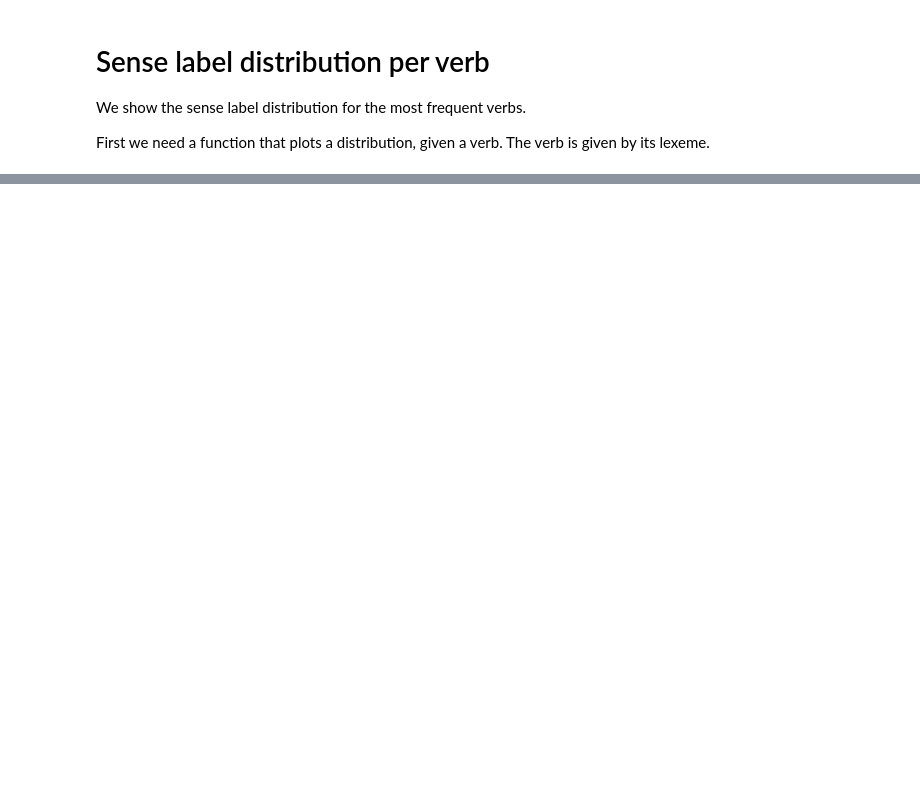
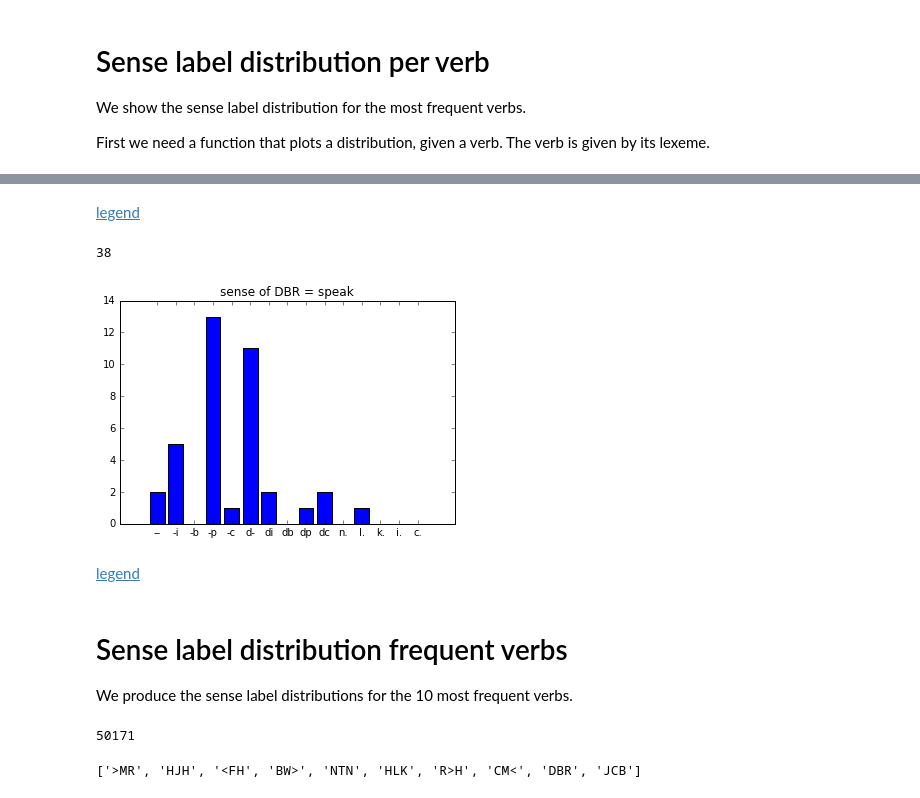
Before and after one commit to ETCBC/valence, a Jupyter notebook: notebooks/senses.ipynb, the cells around one changed output, grey strips where cells are left out. Cells and saved outputs as stored; diff of their text form; code cells hidden in the pictures; blank space fills up the shorter version.

```diff
--- a/notebooks/senses.ipynb
+++ b/notebooks/senses.ipynb
@@ -143,12 +166,17 @@ The verb is given by its lexeme.
 x = range(len(senseLabels))
 
 def getSenseDistr(lex):
-    occurrences = [v for v in F.otype.s('word') if F.lex.v(v).rstrip('[=]') == lex]
+    occurrences = [v for v in F.otype.s('word') if F.sense.v(v) and F.lex.v(v).rstrip('[=]') == lex]
+    print(len(occurrences))
+    gloss = ', '.join(sorted({F.gloss.v(v) for v in occurrences}))
     senseCount = collections.Counter()
     for v in occurrences:
         sense = F.sense.v(v)
-        if not sense: sense = ''
         senseCount[sense] +=1
+    s = [senseCount[sl] for sl in senseLabels]
+    fig = plt.figure()
+    plt.bar(x, s, tick_label=senseLabels, align='center')
+    plt.title('sense of {} = {}'.format(lex, gloss))
 # %%
 getSenseDistr('>MR')
 # %% [output]
@@ -155,0 +184,34 @@ getSenseDistr('>MR')
+# %% [markdown]
+[legend](https://github.com/ETCBC/valence/wiki/Legend)
+# %%
+getSenseDistr('DBR')
+# %% [output]
+38
+[figure, added]
+# %% [markdown]
+[legend](https://github.com/ETCBC/valence/wiki/Legend)
+# %% [markdown]
+# Sense label distribution frequent verbs
+
+We produce the sense label distributions for the 10 most frequent verbs.
+# %%
+frequentVerbNodes = sorted(
+    (v for v in F.otype.s('word') if F.sp.v(v) == 'verb' and F.vs.v(v) == 'qal'),
+    key=lambda v: -F.freq_lex.v(v),
+)
+len(frequentVerbNodes)
+# %% [output]
+50171
+# %%
+frequentVerbLexSet = set()
+frequentVerbLexs = []
+limit = 10
+for v in frequentVerbNodes:
+    if len(frequentVerbLexs) == 10: break
+    lex = F.lex.v(v).rstrip('[=]')
+    if lex in frequentVerbLexSet: continue
+    frequentVerbLexSet.add(lex)
+    frequentVerbLexs.append(lex)
+frequentVerbLexs
+# %% [output]
+['>MR', 'HJH', '<FH', 'BW>', 'NTN', 'HLK', 'R>H', 'CM<', 'DBR', 'JCB']
```
Also changed, not shown: parts of 9 cells of this notebook, 1 other file.
